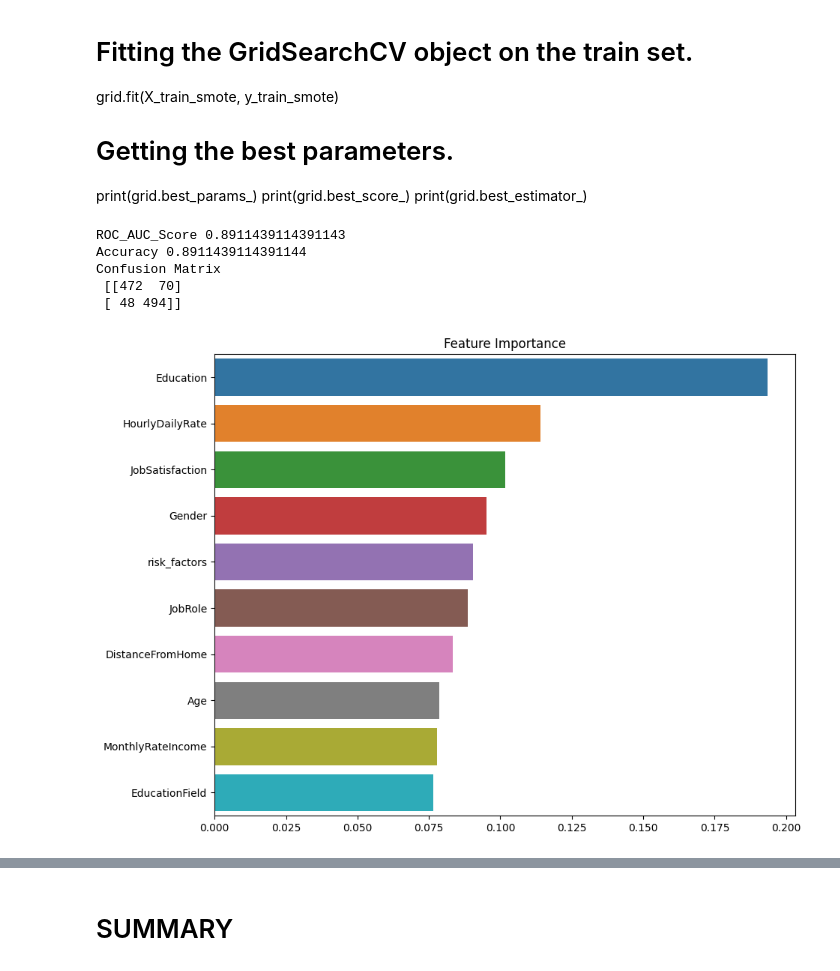
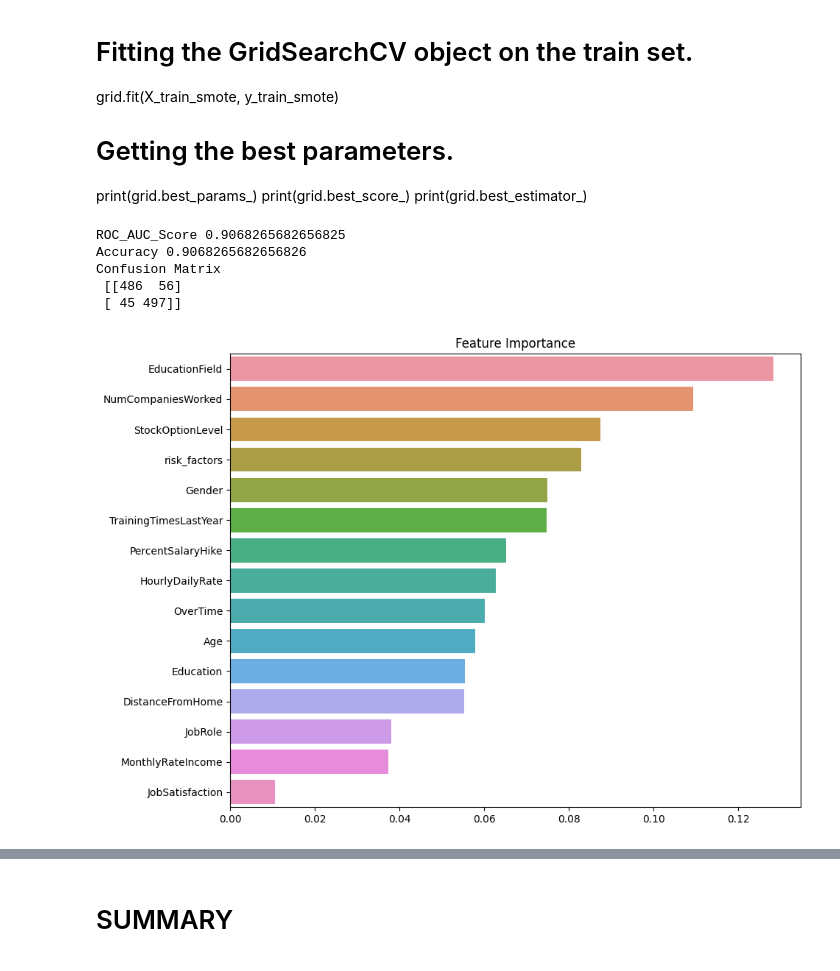
Before and after one commit to Harsh502s/PS-Attrition-Pred, a Jupyter notebook: Modeling.ipynb, the cells around one changed output, grey strips where cells are left out. Drawn from its saved outputs; the diff is of its cells as text; code cells hidden in the pictures.

```diff
--- a/Modeling.ipynb
+++ b/Modeling.ipynb
@@ -350,6 +320,11 @@ sns.heatmap(train[features + [target]].corr(), annot=True, cmap="RdYlGn")
 plt.show()
 # %% [output]
 [figure]
+# %%
+# Removing the highly correlated features
+
+features.remove("BusinessTravel_Travel_Rarely")
+features.remove("Department_Research & Development")
 # %%
 # Plotting the Correlation With Only Attrition Column
 plt.figure(figsize=(20, 20))
@@ -369,14 +344,16 @@ from sklearn.feature_selection import RFE
 from sklearn.ensemble import RandomForestClassifier
 
 # Step 1: Load your train into X (features) and y (target variable)
-X = train.drop(target, axis=1)  # Features
+X = train.drop(target, axis=1)
+X = X[features]
+# Features
 y = train[target]  # Target variable
 
 # Step 2: Create an instance of the model you want to use for feature selection
-estimator = RandomForestClassifier()
+estimator = RandomForestClassifier(random_state=101)
 
 # Step 3: Create an instance of the RFE with the desired number of features
-rfe = RFE(estimator, n_features_to_select=10)
+rfe = RFE(estimator, n_features_to_select=15)
 
 # Step 4: Fit the RFE model to your train
 rfe.fit(X, y)
@@ -422,14 +400,16 @@ print(y_valid.shape)
 models = [
     (
         "Logistic Regression",
-        LogisticRegression(class_weight={0: 1, 1: 2}, max_iter=1000, penalty="l2"
-        ),
+        LogisticRegression(class_weight={0: 1, 1: 2}, max_iter=1000, penalty="l2"),
     ),
     ("Decision Tree", DecisionTreeClassifier(random_state=101)),
     ("Random Forest", RandomForestClassifier(random_state=101)),
     ("XGBoost", XGBClassifier()),
     ("LightGBM", LGBMClassifier(random_state=101)),
-    ("CatBoost", CatBoostClassifier(verbose=0,random_state=101)),
+    ("CatBoost", CatBoostClassifier(verbose=0, random_state=101)),
+    ('SVM', SVC(random_state=101)),
+    ('KNN', KNeighborsClassifier()),
+    ('Naive Bayes', GaussianNB()),
 ]
 # %%
 # Creating a dataframe to store the result metrics of each model.
@@ -447,7 +427,7 @@ metrics = pd.DataFrame(
 
 # Iterating through the list of models.
 
-for name, model in tqdm(models):
+for name, model in models:
     # Cross validating the model.
     cv = cross_val_score(model, X_train, y_train, cv=5, scoring="accuracy")
     # Appending the metrics to the dataframe.
@@ -728,44 +647,46 @@ print(grid.best_estimator_)
 {'max_depth': 5, 'min_samples_leaf': 1, 'min_samples_split': 2, 'n_estimators': 200}
 0.9337492582592729
 RandomForestClassifier(max_depth=5, n_estimators=200, random_state=101)"""
 
 # params = {'max_depth': 5, 'min_samples_leaf': 1, 'min_samples_split': 2, 'n_estimators': 200,"random_state":101}
 
-rfc = RandomForestClassifier()
+rfc = RandomForestClassifier(random_state=101)
 
 # Fitting the model on the train set.
 
 rfc.fit(X_train_smote, y_train_smote)
 
 # Predicting the target variable on the train set.
 
 y_pred = rfc.predict(X_valid_smote)
 
 # Getting the roc_auc_score on the train set.
 
-print('ROC_AUC_Score',roc_auc_score(y_valid_smote, y_pred))
-print('Accuracy',accuracy_score(y_valid_smote, y_pred))
-print('Confusion Matrix\n',confusion_matrix(y_valid_smote, y_pred))
+print("ROC_AUC_Score", roc_auc_score(y_valid_smote, y_pred))
+print("Accuracy", accuracy_score(y_valid_smote, y_pred))
+print("Confusion Matrix\n", confusion_matrix(y_valid_smote, y_pred))
 
 # Feature Importance
 
 # Zip the feature names with the feature importances and sort them.
 
-feature_imp = sorted(zip(features, rfc.feature_importances_), key=lambda x: x[1],reverse=True)
+imp_features_rfc = sorted(
+    zip(features, rfc.feature_importances_), key=lambda x: x[1], reverse=True
+)
 
 # Plotting a horizontal barplot.
 
 plt.figure(figsize=(10, 8))
-sns.barplot(x=[x[1] for x in feature_imp], y=[x[0] for x in feature_imp])
+sns.barplot(x=[x[1] for x in imp_features_rfc], y=[x[0] for x in imp_features_rfc])
 plt.title("Feature Importance")
 plt.show()
 # %% [output]
-ROC_AUC_Score 0.8911439114391143
-Accuracy 0.8911439114391144
+ROC_AUC_Score 0.9068265682656825
+Accuracy 0.9068265682656826
 Confusion Matrix
- [[472  70]
- [ 48 494]]
+ [[486  56]
+ [ 45 497]]
-[figure, old version]
+[figure, new version]
 # %%
 # Creating a Random Forest Classifier with the best parameters.
 
```
Also changed, not shown: parts of 22 cells of this notebook, 4 other files.
